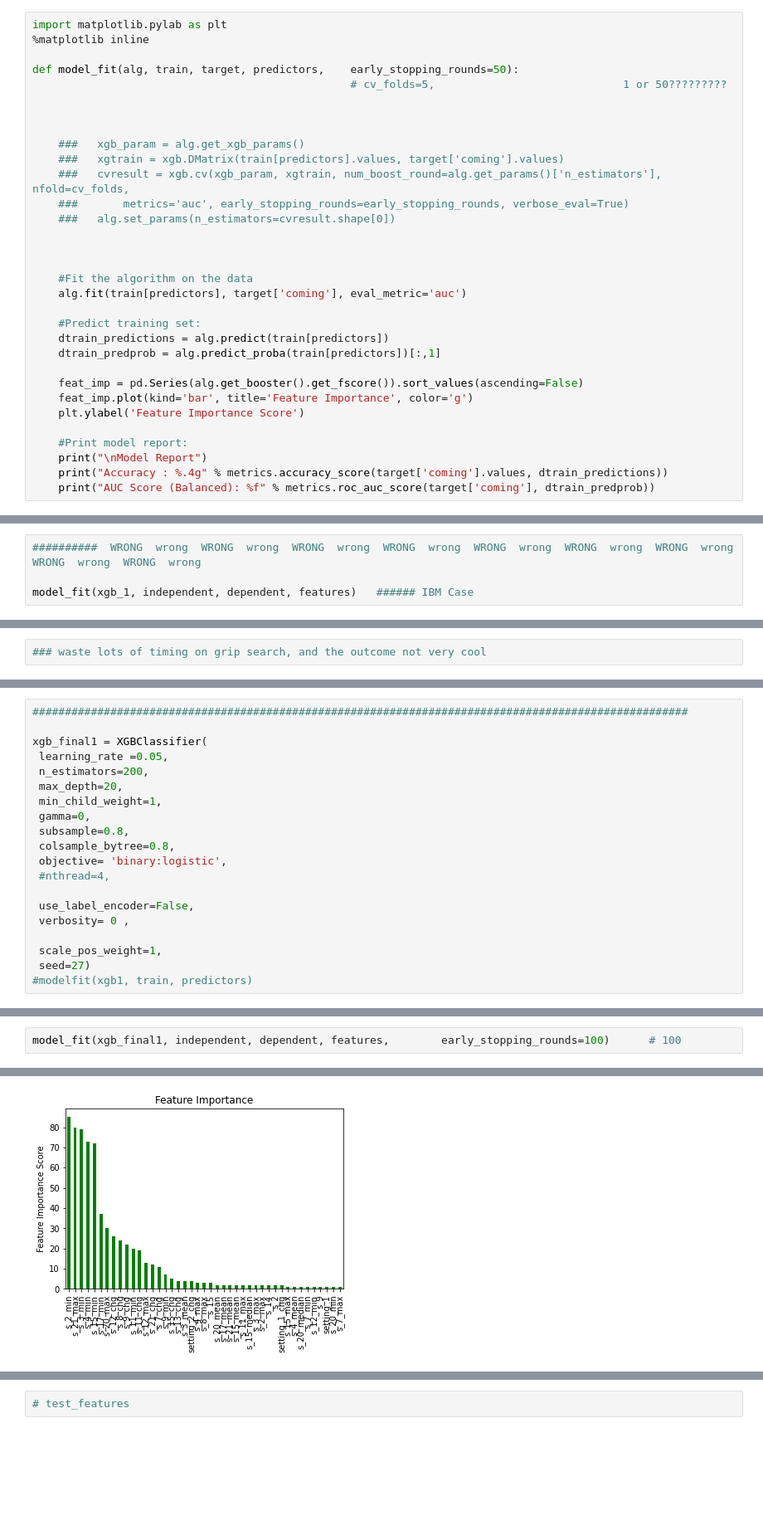
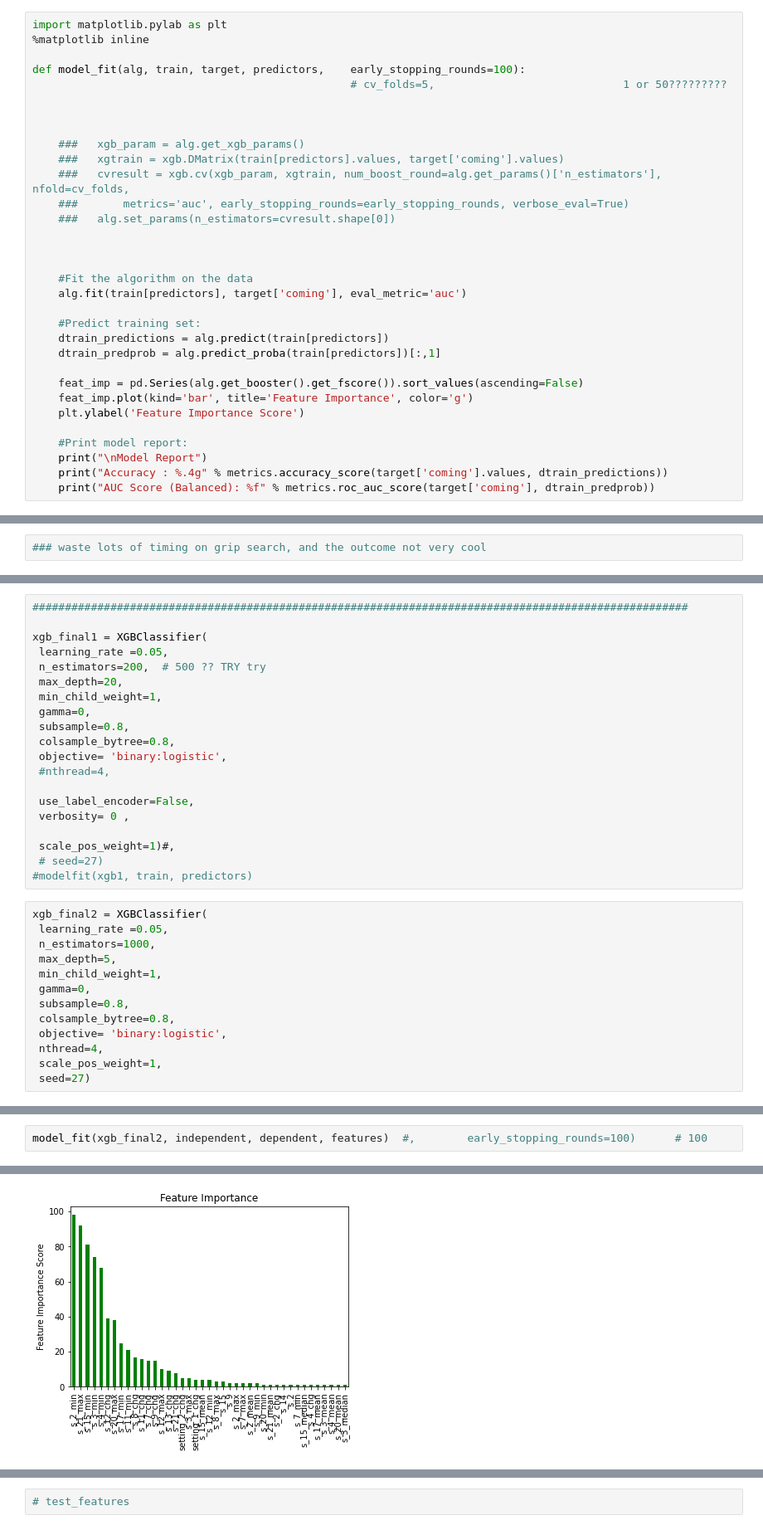
Before and after one commit to johnhhu2020/XGBoost-in-Predictive-Maintenance, a Jupyter notebook: XX%_PaperCO_MachineLearning (XGBoost tuning studying).ipynb, the cells around one changed output, grey strips where cells are left out. Shown at 83% size. Cells and saved outputs as stored; diff of their text form; blank space fills up the shorter version.

```diff
--- a/XX%_PaperCO_MachineLearning (XGBoost tuning studying).ipynb
+++ b/XX%_PaperCO_MachineLearning (XGBoost tuning studying).ipynb
@@ -848,7 +872,7 @@ def evaluate_model(alg, train, target, predictors,   cv_folds=5,    early_stoppi
 import matplotlib.pylab as plt
 %matplotlib inline
 
-def model_fit(alg, train, target, predictors,    early_stopping_rounds=50):
+def model_fit(alg, train, target, predictors,    early_stopping_rounds=100):
                                                  # cv_folds=5,                             1 or 50?????????
 
 
@@ -1005,4 +1025,0 @@ AUC Score (Balanced): 1.000000
-# %%
-##########  WRONG  wrong  WRONG  wrong  WRONG  wrong  WRONG  wrong  WRONG  wrong  WRONG  wrong  WRONG  wrong  WRONG  wrong  WRONG  wrong
-
-model_fit(xgb_1, independent, dependent, features)   ###### IBM Case
@@ -1265,7 +1248,7 @@ AUC Score (Balanced): 1.000000
 
 xgb_final1 = XGBClassifier(
  learning_rate =0.05,
- n_estimators=200,
+ n_estimators=200,  # 500 ?? TRY try
  max_depth=20,
  min_child_weight=1,
  gamma=0,
@@ -1277,9 +1260,22 @@ xgb_final1 = XGBClassifier(
  use_label_encoder=False,
  verbosity= 0 ,
 
- scale_pos_weight=1,
- seed=27)
+ scale_pos_weight=1)#,
+ # seed=27)
 #modelfit(xgb1, train, predictors)
+# %%
+xgb_final2 = XGBClassifier(
+ learning_rate =0.05,
+ n_estimators=1000,
+ max_depth=5,
+ min_child_weight=1,
+ gamma=0,
+ subsample=0.8,
+ colsample_bytree=0.8,
+ objective= 'binary:logistic',
+ nthread=4,
+ scale_pos_weight=1,
+ seed=27)
 # %%
 model_fit(xgb_final1, independent, dependent, features)  #,        early_stopping_rounds=100)      # 100
 # %% [output]
@@ -1290,10 +1286,10 @@ AUC Score (Balanced): 1.000000
 # %%
-model_fit(xgb_final1, independent, dependent, features,        early_stopping_rounds=100)      # 100
+model_fit(xgb_final2, independent, dependent, features)  #,        early_stopping_rounds=100)      # 100
 # %% [output]
 Model Report
 Accuracy : 1
 AUC Score (Balanced): 1.000000
-[figure, old version]
+[figure, new version]
 # %%
 test_features = [x for x in X_test.columns if x not in ['id']]
 
```
Also changed, not shown: parts of 27 cells of this notebook, 1 other file.
